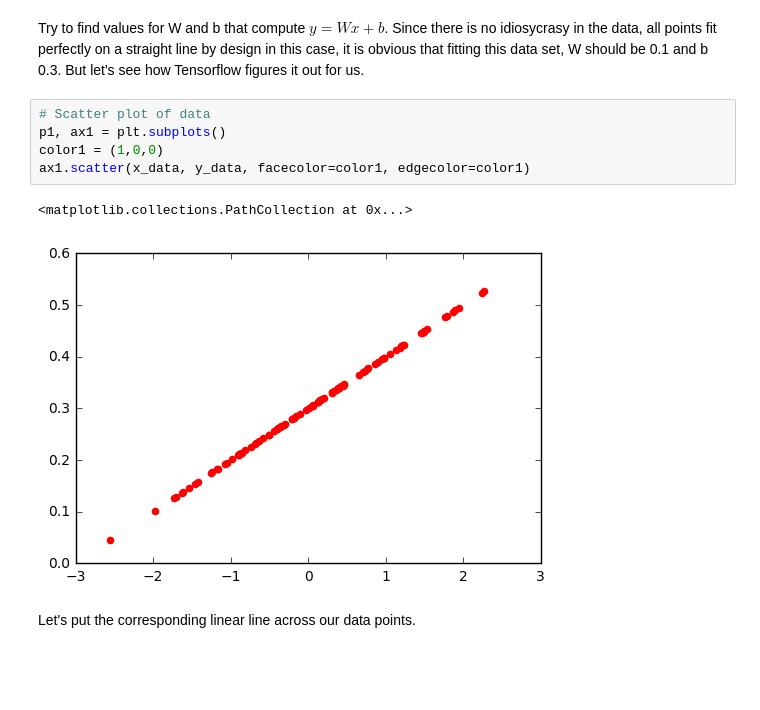
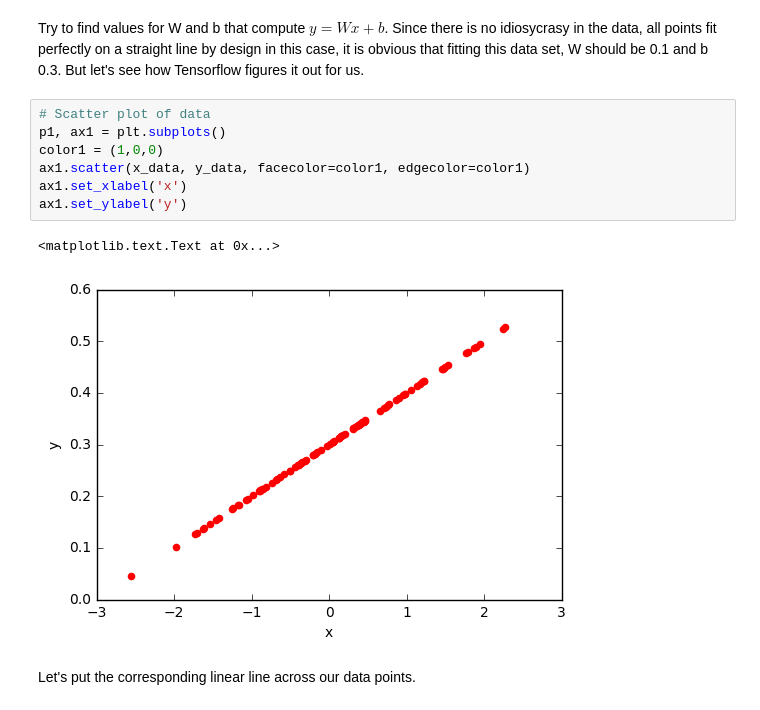
Before and after one commit to alenzhao/Linear-regression-in-Tensorflow, a Jupyter notebook: Linear Regression.ipynb, the cells around one changed output. Saved outputs shown, nothing was run; the diff lists cells and outputs as text; blank space fills up the shorter version.

```diff
--- a/Linear Regression.ipynb
+++ b/Linear Regression.ipynb
@@ -49,11 +49,13 @@ Try to find values for W and b that compute $y = W x + b$. Since there is no idi
 # %%
 # Scatter plot of data
 p1, ax1 = plt.subplots()
 color1 = (1,0,0)
 ax1.scatter(x_data, y_data, facecolor=color1, edgecolor=color1)
+ax1.set_xlabel('x')
+ax1.set_ylabel('y')
 # %% [output]
-<matplotlib.collections.PathCollection at 0x...>
+<matplotlib.text.Text at 0x...>
-[figure, old version]
+[figure, new version]
 # %% [markdown]
 Let's put the corresponding linear line across our data points.
 # %%
```
Also changed, not shown: parts of 5 cells of this notebook.
